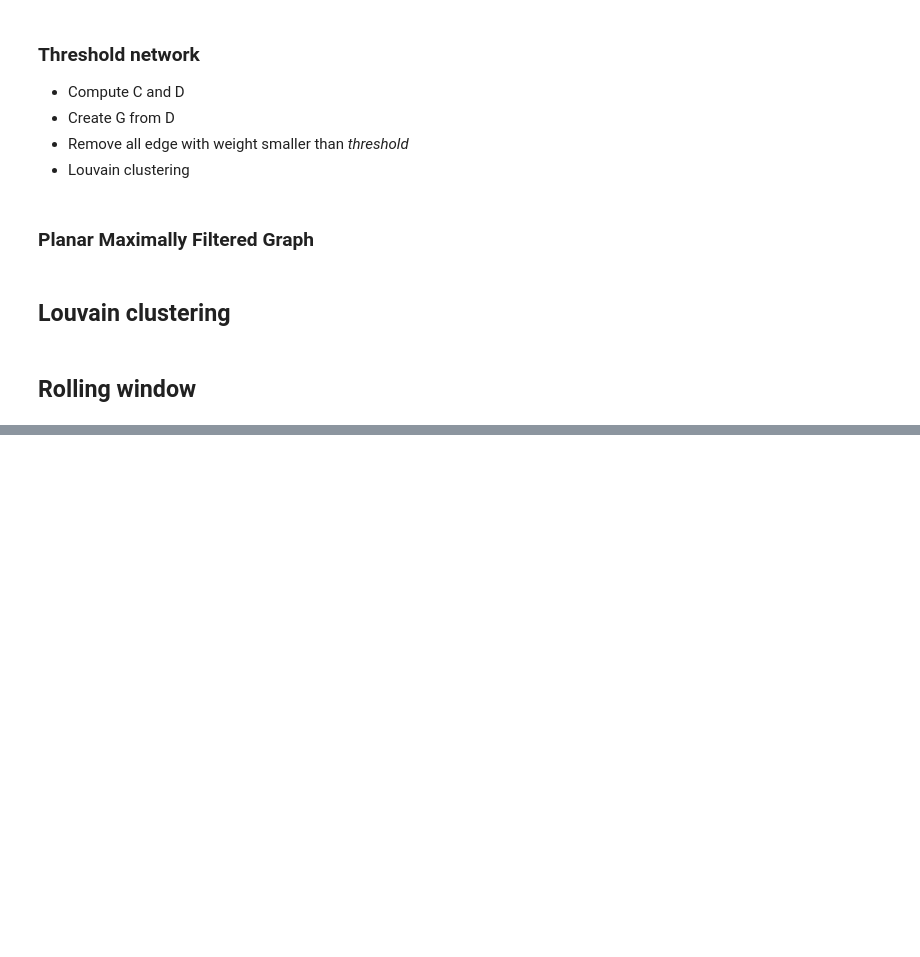
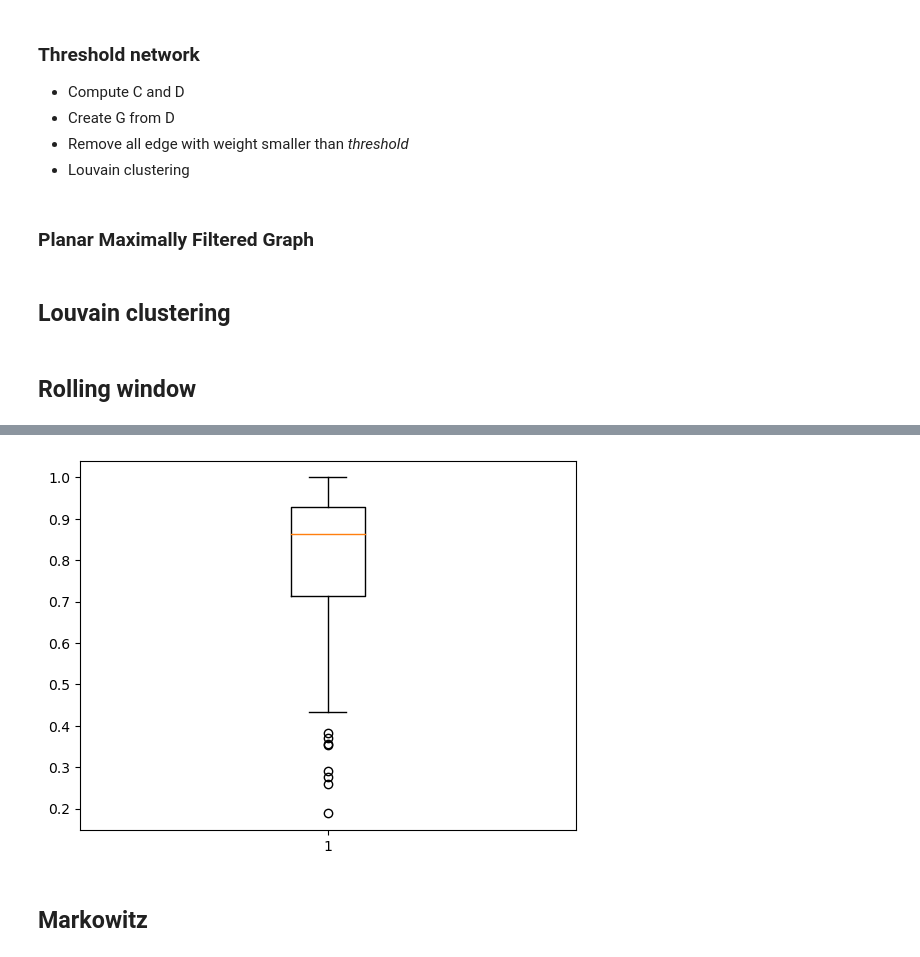
Before and after one commit to dioday45/FIN-525-Project, a Jupyter notebook: notebooks/Communities_jeremy.ipynb, the cells around one changed output, grey strips where cells are left out. Saved outputs shown, nothing was run; the diff lists cells and outputs as text; code cells hidden in the pictures; blank space fills up the shorter version.

```diff
--- a/notebooks/Communities_jeremy.ipynb
+++ b/notebooks/Communities_jeremy.ipynb
@@ -220,0 +296,8 @@ def clustering(R: pd.DataFrame, period: int=720, interval: int = 24, method:str=
+# %%
+def compute_rand_score(clusters):
+    nb_clusters = len(clusters.keys())
+    rand_score = []
+    for i in range(nb_clusters - 1):
+        score = adjusted_rand_score(list(clusters[list(clusters.keys())[i]].values()), list(clusters[list(clusters.keys())[i+1]].values()))
+        rand_score.append(score)
+    return rand_score
@@ -220,0 +338,8 @@ def clustering(R: pd.DataFrame, period: int=720, interval: int = 24, method:str=
+# %%
+# Stability of the clusters
+plt.boxplot(compute_rand_score(clusters))
+plt.show()
+# %% [output]
+[figure, added]
+# %% [markdown]
+## Markowitz
```
Also changed, not shown: parts of 14 cells of this notebook.
